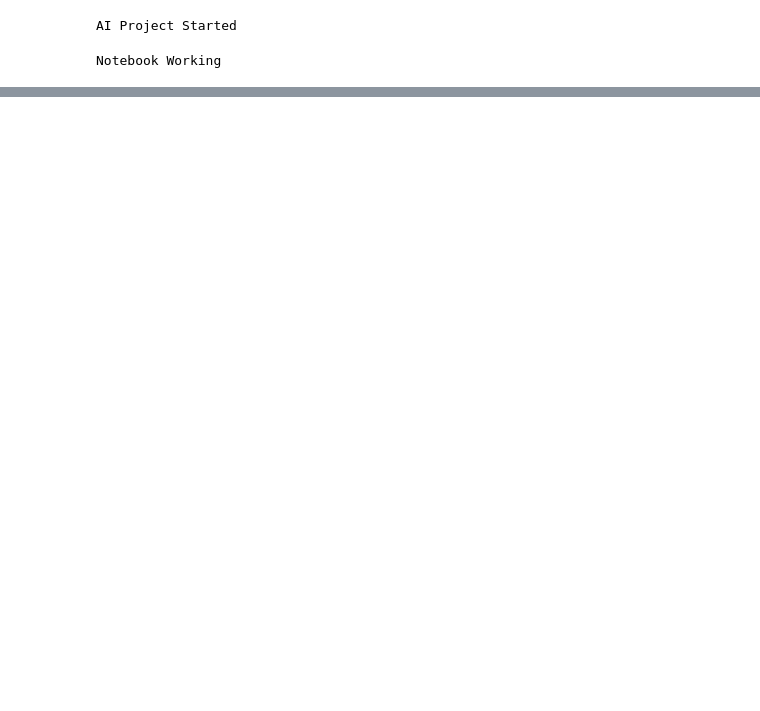
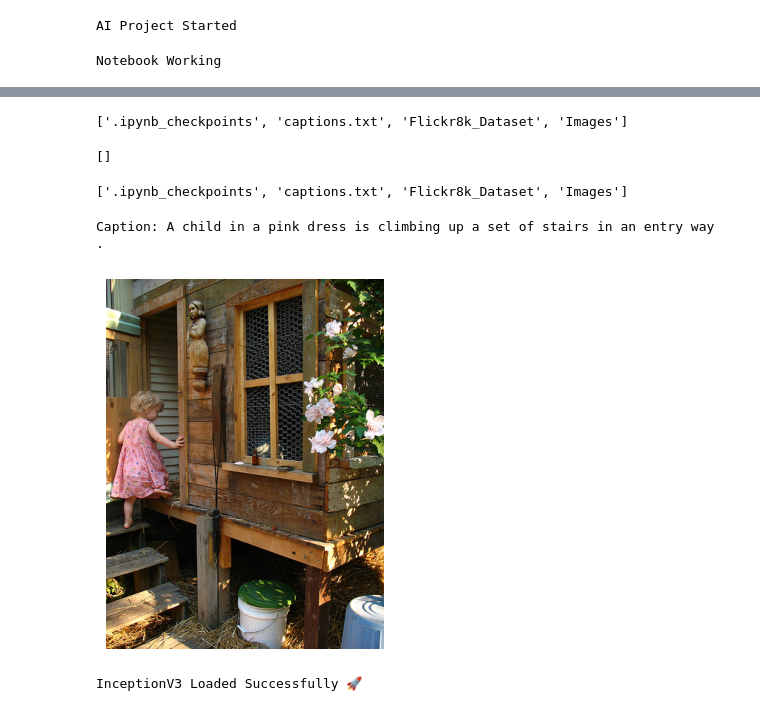
Before and after one commit to krupaliichauhan/ImageCaptionGenerator, a Jupyter notebook: notebooks/image_caption_generator.ipynb, the cells around one changed output, grey strips where cells are left out. Saved outputs shown, nothing was run; the diff lists cells and outputs as text; code cells hidden in the pictures; blank space fills up the shorter version.

```diff
--- a/notebooks/image_caption_generator.ipynb
+++ b/notebooks/image_caption_generator.ipynb
@@ -13,0 +9,6 @@ FileNotFoundError: [WinError 3] The system cannot find the path specified: 'data
+# %%
+import pandas as pd
+
+captions = pd.read_csv("../data/captions.txt")
+
+captions.head()
@@ -13,0 +22,52 @@ FileNotFoundError: [WinError 3] The system cannot find the path specified: 'data
+# %%
+import os
+
+print(os.listdir("../data"))
+# %% [output]
+['.ipynb_checkpoints', 'captions.txt', 'Flickr8k_Dataset', 'Images']
+# %%
+print(os.listdir("../data/Flickr8k_Dataset")[:5])
+# %% [output]
+[]
+# %%
+import os
+
+print(os.listdir("../data"))
+# %% [output]
+['.ipynb_checkpoints', 'captions.txt', 'Flickr8k_Dataset', 'Images']
+# %%
+from PIL import Image
+import matplotlib.pyplot as plt
+
+# Get first image and caption
+img_name = captions.iloc[0]['image']
+caption = captions.iloc[0]['caption']
+
+# Correct image path
+img_path = f"../data/Images/{img_name}"
+
+# Open image
+img = Image.open(img_path)
+
+# Display image
+plt.imshow(img)
+plt.axis('off')
+
+# Print caption
+print("Caption:", caption)
+# %% [output]
+Caption: A child in a pink dress is climbing up a set of stairs in an entry way .
+[figure, added]
+# %%
+from tensorflow.keras.applications.inception_v3 import InceptionV3
+from tensorflow.keras.models import Model
+
+# Load pretrained model
+model = InceptionV3(weights='imagenet')
+
+# Remove last classification layer
+model = Model(model.input, model.layers[-2].output)
+
+print("InceptionV3 Loaded Successfully 🚀")
+# %% [output]
+InceptionV3 Loaded Successfully 🚀
```
Also changed, not shown: parts of 8 cells of this notebook.
